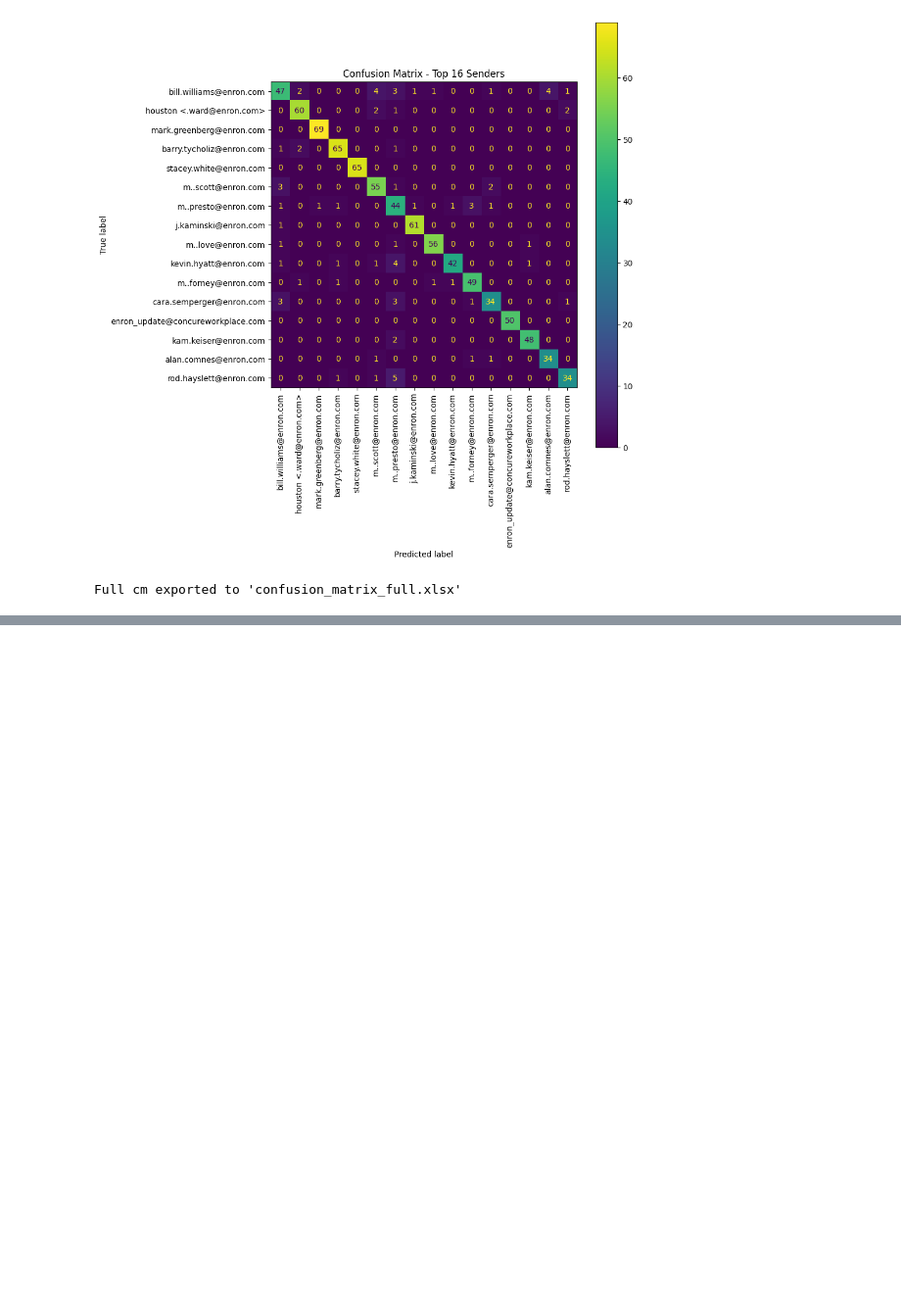
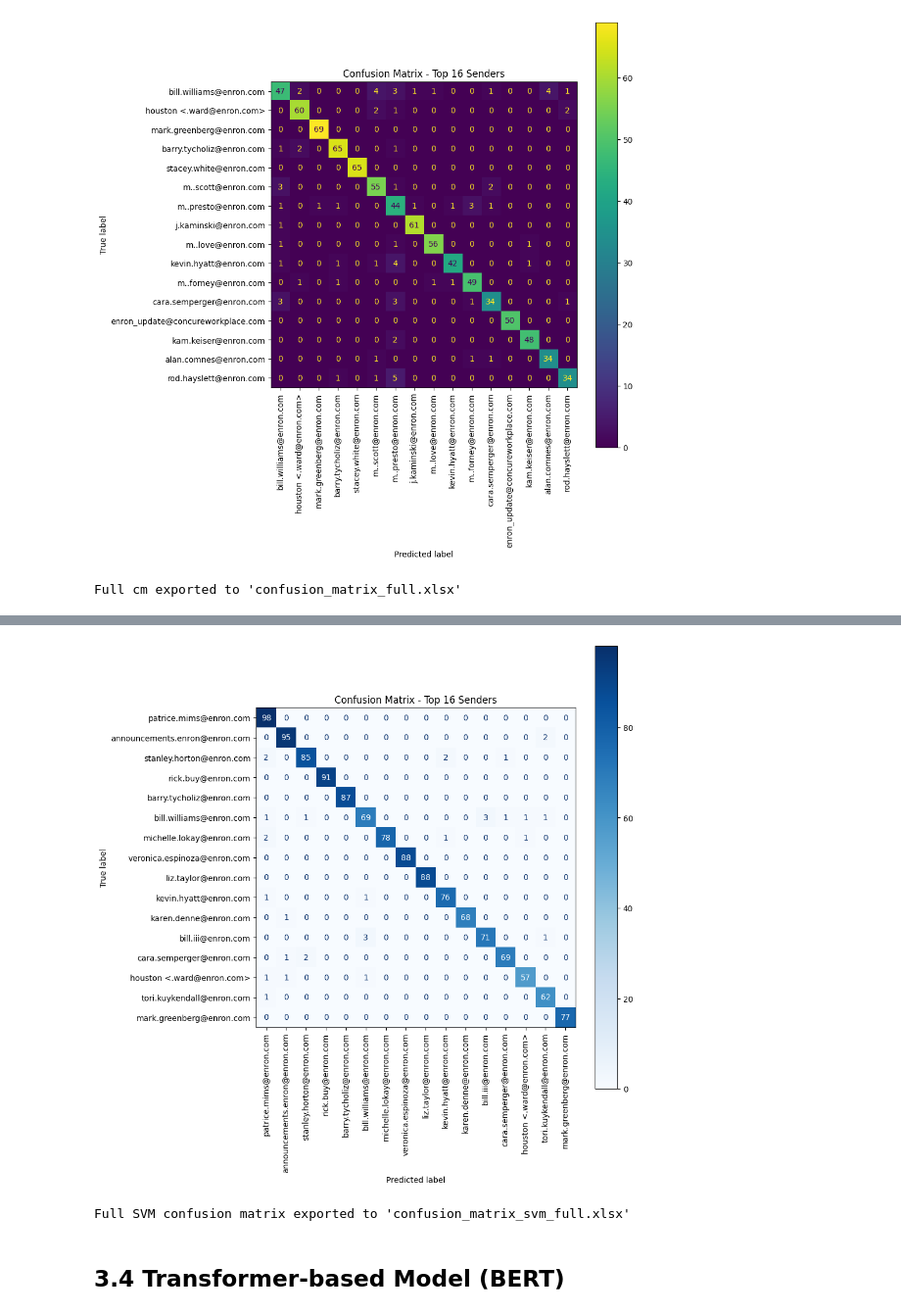
Before and after one commit to JacobHsl/cab420-assessment2, a Jupyter notebook: CAB_420-A2.ipynb, the cells around one changed output, grey strips where cells are left out. Shown at 98% size. Saved outputs shown, nothing was run; the diff lists cells and outputs as text; code cells hidden in the pictures; blank space fills up the shorter version.

Commit message:
Code for SVM model + some updated pre-processing

```diff
--- a/CAB_420-A2.ipynb
+++ b/CAB_420-A2.ipynb
@@ -142,7 +144,7 @@ def load_directory(maildir_path):
     y = []
 
     #list of all folders commonly found in users emails that contain non-useful informaton.
-    irrelevant_folders = {'calendar', 'contacts', 'notes', 'deleted_items', 'journal'}
+    irrelevant_folders = {'calendar', 'contacts', 'notes', 'journal'}
 
     for root, dirs, files in os.walk(maildir_path):
         if any(folder in root.lower() for folder in irrelevant_folders): #This skips folders matching the names listed in the 'irrelevant_folders' variable above.
@@ -208,6 +210,7 @@ x_filtered, y_filtered, count_filtered = filter_classes(x, y)
 
 seen = set()
 dedup_x, dedup_y = [], []
+duplicates = []
 
 # Dictionary to track all emails by hash
 hash_to_emails = defaultdict(list)
@@ -220,6 +223,8 @@ for (xi_text, xi_path), yi in zip(x_filtered, y_filtered):
         seen.add(h)
         dedup_x.append((xi_text, xi_path))
         dedup_y.append(yi)
+    else:
+        duplicates.append((xi_text, yi, xi_path))
 
 print(f"Deduplicated: {len(dedup_x)} emails from {len(set(dedup_y))} users")
 print(f"Removed {len(duplicates)} duplicate emails")
@@ -243,7 +248,6 @@ for i, (h, entries) in enumerate(duplicate_groups.items()):
         print("  " + "-" * 40 + "\n")
     print("=" * 60 + "\n")
 
-
 x_filtered = dedup_x
 y_filtered = dedup_y
 # %% [output]
@@ -458,0 +517,33 @@ test
+# %%
+# Top N classes by test set frequency
+top_N = 16
+top_class_indices = [cls for cls, _ in Counter(y_test).most_common(top_N)]
+mask = np.isin(y_test, top_class_indices)
+
+X_test_top = X_test[mask]
+y_test_top = y_test[mask]
+y_pred_top = svm_model.predict(X_test_top)
+
+cm = confusion_matrix(y_test_top, y_pred_top, labels=top_class_indices)
+class_labels = le.classes_[top_class_indices]
+
+fig, ax = plt.subplots(figsize=(10, 10))
+disp = ConfusionMatrixDisplay(confusion_matrix=cm, display_labels=class_labels)
+disp.plot(ax=ax, cmap='Blues', xticks_rotation=90)
+ax.set_title(f"Confusion Matrix - Top {top_N} Senders")
+plt.tight_layout()
+plt.show()
+# %% [output]
+[figure, added]
+# %%
+y_pred_full = svm_model.predict(X_test)
+cm_full = confusion_matrix(y_test, y_pred_full)
+cm_df = pd.DataFrame(cm_full, index=le.classes_, columns=le.classes_)
+
+# Save to Excel
+cm_df.to_excel("confusion_matrix_svm_full.xlsx")
+print("Full SVM confusion matrix exported to 'confusion_matrix_svm_full.xlsx'")
+# %% [output]
+Full SVM confusion matrix exported to 'confusion_matrix_svm_full.xlsx'
+# %% [markdown]
+## 3.4 Transformer-based Model (BERT)
```
Also changed, not shown: parts of 5 cells of this notebook, 1 other file.
